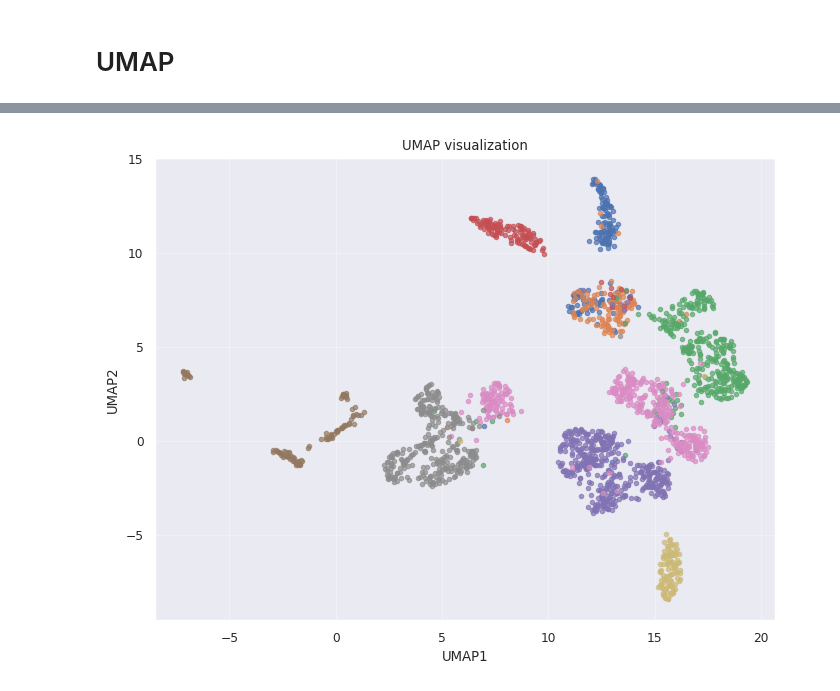
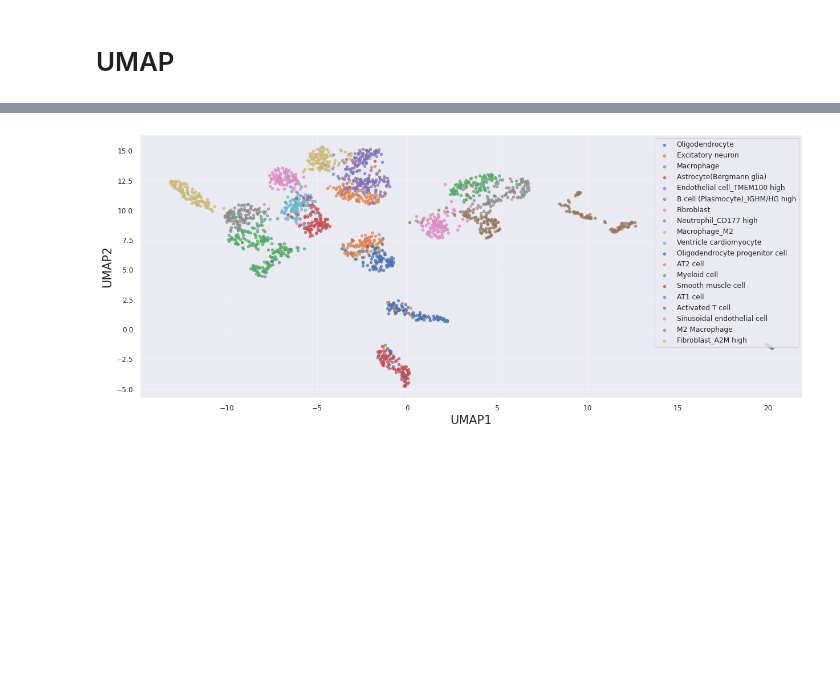
Before and after one commit to fvalle1/topics, a Jupyter notebook: datasets/single-cell/scoring.ipynb, the cells around one changed output, grey strips where cells are left out. Cells and saved outputs as stored; diff of their text form; code cells hidden in the pictures; blank space fills up the shorter version.

Commit message:
Working on UMAP

```diff
--- a/datasets/single-cell/scoring.ipynb
+++ b/datasets/single-cell/scoring.ipynb
@@ -463,16 +467,16 @@ sc.tl.umap(adata_sc)
 # %%
 umap_coords = adata_sc.obsm['X_umap']
 
-plt.figure(figsize=(8, 6))
-for cluster in df_clusters.columns:
-    cluster_data = df_sc_data.columns.isin(df_clusters[cluster].values)
-    plt.scatter(umap_coords[cluster_data, 0], umap_coords[cluster_data, 1], alpha=0.7, s=10, label=cluster)
+plt.figure(figsize=(15, 6))
+for celltype in df_files["Celltype"].unique():
+    cluster_data = df_sc_data.columns.isin(df_files.index[df_files["Celltype"] == celltype])
+    plt.scatter(umap_coords[cluster_data, 0], umap_coords[cluster_data, 1], alpha=0.7, s=10, label=celltype)
 
-plt.title('UMAP visualization')
-plt.xlabel('UMAP1')
-plt.ylabel('UMAP2')
+plt.legend()
+plt.xlabel('UMAP1', fontsize=15)
+plt.ylabel('UMAP2', fontsize=15)
 plt.grid(alpha=0.3)
 plt.savefig("%s/umap.pdf"%(directory))
 plt.show()
 # %% [output]
-[figure, old version]
+[figure, new version]
```
Also changed, not shown: parts of 3 cells of this notebook.
